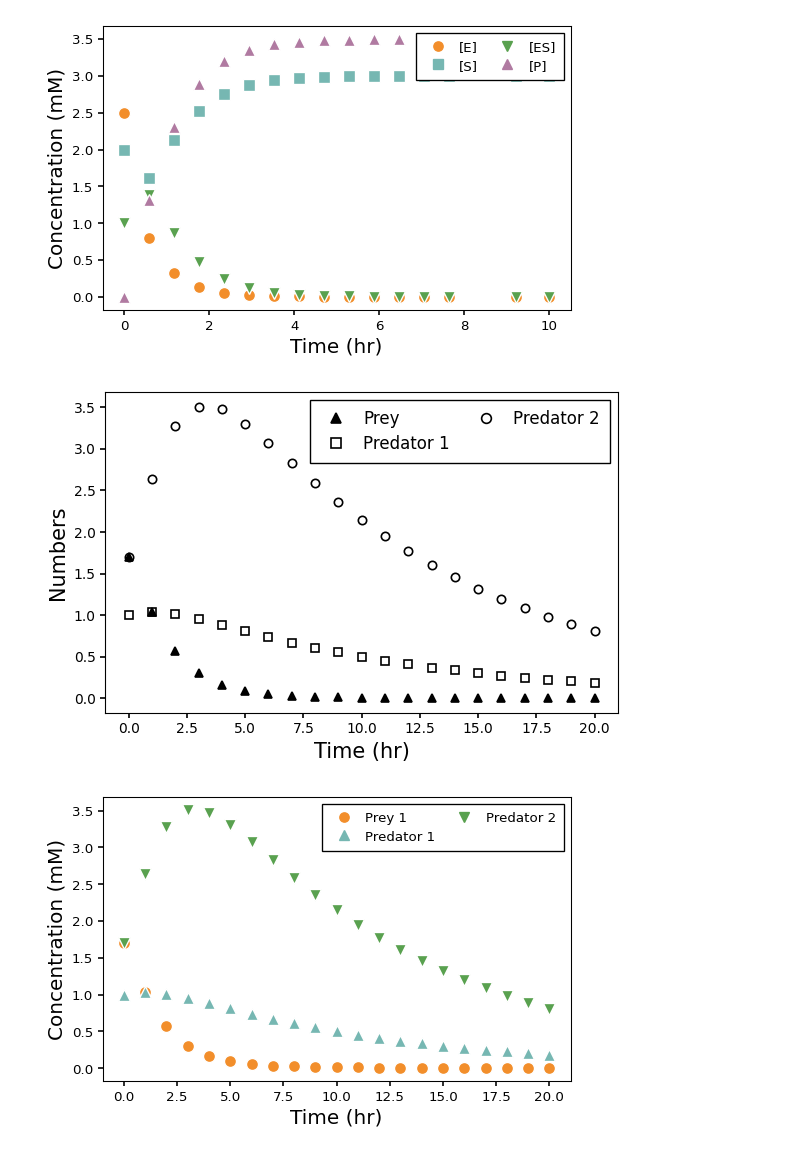
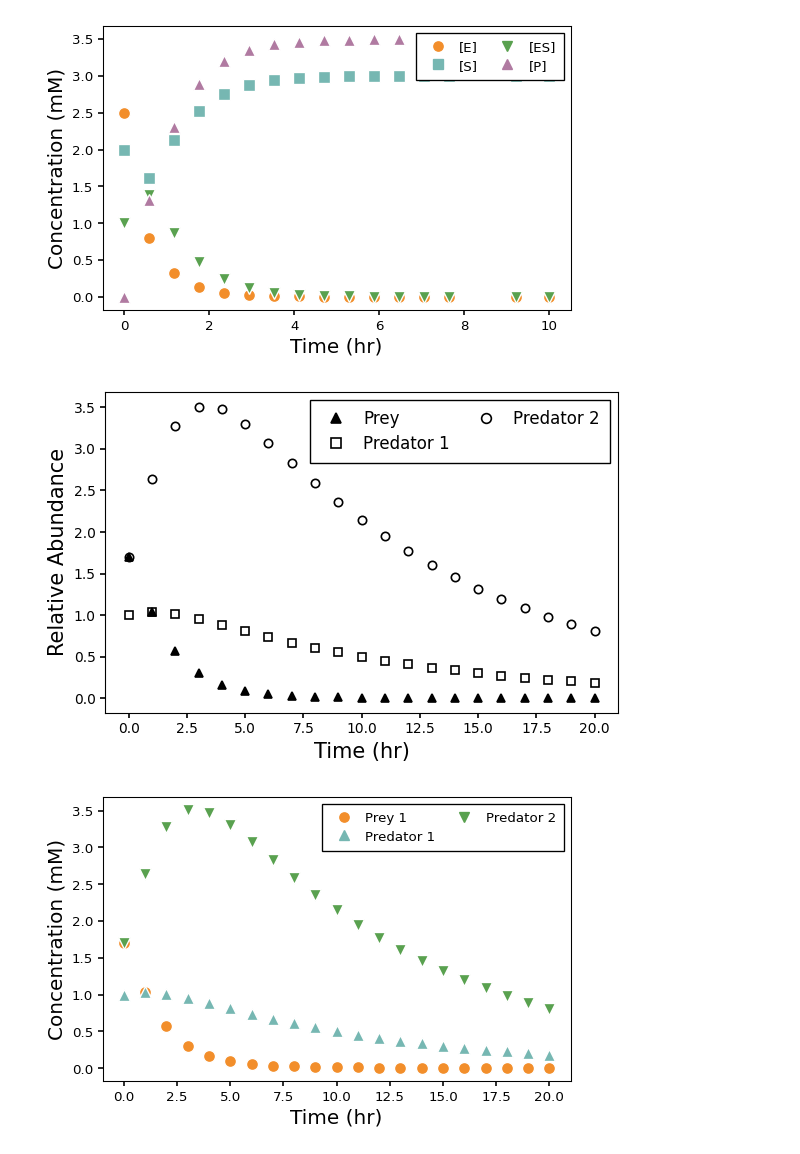
Before and after one commit to mjayadharan/IllposedLearning, a Jupyter notebook: Figure1/Plots-1_modify.ipynb, the cells around one changed output. Drawn from its saved outputs; the diff is of its cells as text; code cells hidden in the pictures.

```diff
--- a/Figure1/Plots-1_modify.ipynb
+++ b/Figure1/Plots-1_modify.ipynb
@@ -283,7 +285,7 @@ for col in ['x1', 'x2', 'x3']:
 
 # axis styling
 ax.set_xlabel('Time (hr)', fontsize=font_size)
-ax.set_ylabel('Numbers', fontsize=font_size)
+ax.set_ylabel('Relative Abundance', fontsize=font_size)
 
 ax.tick_params(axis='both', which='major', length=3.5, width=1.2)
 
@@ -291,34 +293,34 @@ ax.tick_params(axis='both', which='major', length=3.5, width=1.2)
 legend_handles = [
     Line2D([0], [0],
            linestyle='None',
            marker=style_map[col]["marker"],
            markersize=7,
            markerfacecolor=style_map[col]["face"],
            markeredgecolor='black',
            markeredgewidth=1.2,
            label=label_map[col])
     for col in ['x1', 'x2', 'x3']
 ]
 
 ax.legend(
     handles=legend_handles,
     frameon=True, fancybox=False,
     framealpha=1.0,borderpad=0.6, labelspacing=0.4,
     handletextpad=0.6,columnspacing=1.2,
     edgecolor='black',
     loc='upper right',
     ncol=2,
     fontsize=12
 )
 
 plt.tight_layout()
 plt.savefig(out_path_plots1 / "scatter_LV.svg", format="svg", bbox_inches="tight",
             pad_inches=0.02)
 #plt.savefig(out_path_plots1 / "scatter_LV.png", dpi=96,
             #bbox_inches="tight", pad_inches=0.02)
 plt.show()
 # %% [output]
-[figure, old version]
+[figure, new version]
 # %%
 # Colors & markers matching the paper
 #color_map = {
```
Also changed, not shown: parts of 4 cells of this notebook.
